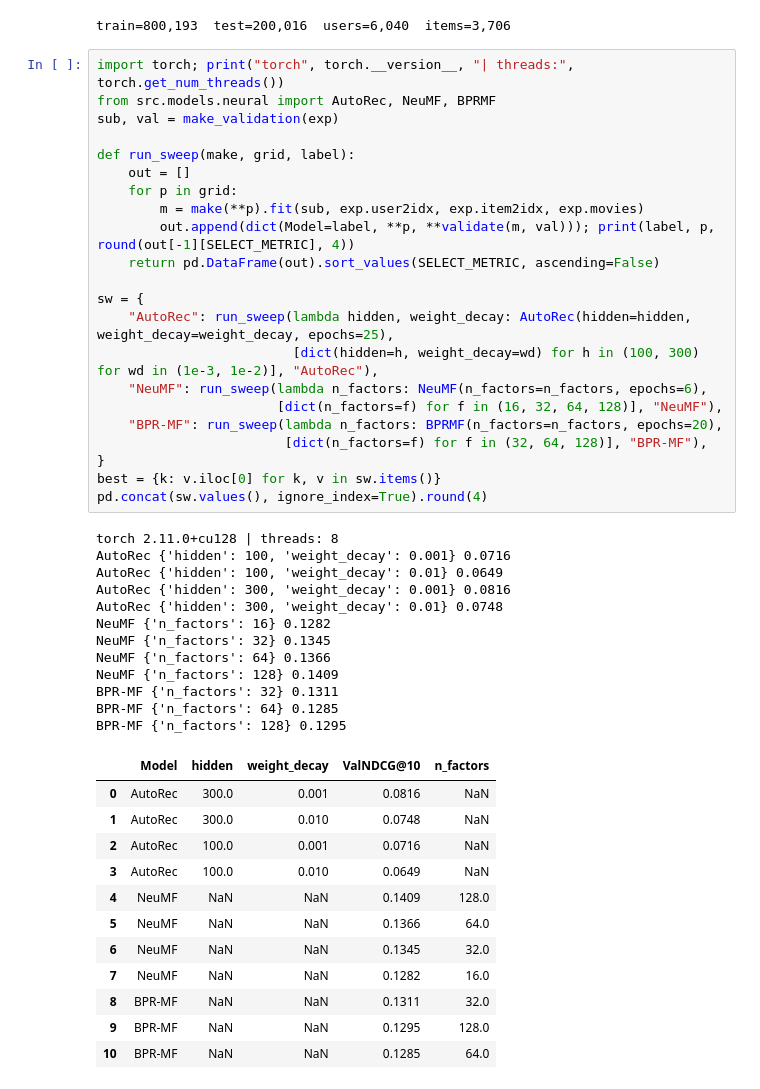
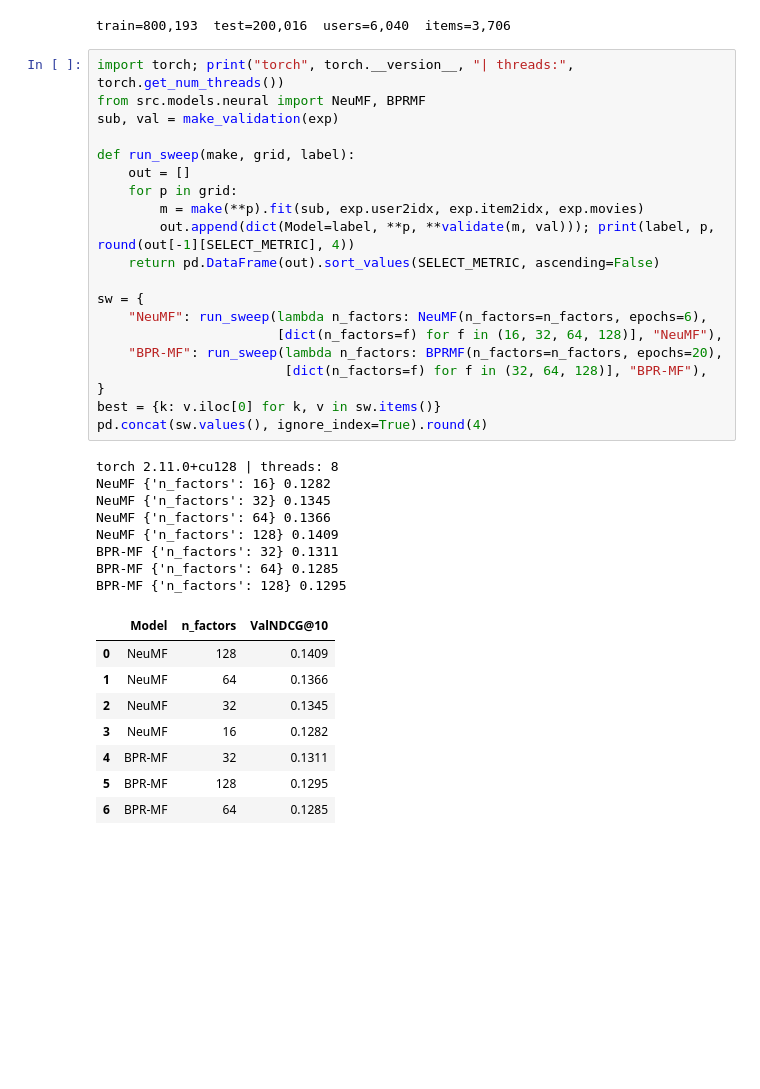
Before and after one commit to Sofia2060/machine_learning, a Jupyter notebook: notebooks/07_deep_learning.ipynb, the cells around one changed output. Cells and saved outputs as stored; diff of their text form; blank space fills up the shorter version.

```diff
--- a/notebooks/07_deep_learning.ipynb
+++ b/notebooks/07_deep_learning.ipynb
@@ -64,49 +54,39 @@ print(f"train={len(exp.train):,}  test={len(exp.test):,}  users={len(exp.user2id
 train=800,193  test=200,016  users=6,040  items=3,706
 # %%
 import torch; print("torch", torch.__version__, "| threads:", torch.get_num_threads())
-from src.models.neural import AutoRec, NeuMF, BPRMF
+from src.models.neural import NeuMF, BPRMF
 sub, val = make_validation(exp)
 
 def run_sweep(make, grid, label):
     out = []
     for p in grid:
         m = make(**p).fit(sub, exp.user2idx, exp.item2idx, exp.movies)
         out.append(dict(Model=label, **p, **validate(m, val))); print(label, p, round(out[-1][SELECT_METRIC], 4))
     return pd.DataFrame(out).sort_values(SELECT_METRIC, ascending=False)
 
 sw = {
-    "AutoRec": run_sweep(lambda hidden, weight_decay: AutoRec(hidden=hidden, weight_decay=weight_decay, epochs=25),
-                         [dict(hidden=h, weight_decay=wd) for h in (100, 300) for wd in (1e-3, 1e-2)], "AutoRec"),
     "NeuMF": run_sweep(lambda n_factors: NeuMF(n_factors=n_factors, epochs=6),
                        [dict(n_factors=f) for f in (16, 32, 64, 128)], "NeuMF"),
     "BPR-MF": run_sweep(lambda n_factors: BPRMF(n_factors=n_factors, epochs=20),
                         [dict(n_factors=f) for f in (32, 64, 128)], "BPR-MF"),
 }
 best = {k: v.iloc[0] for k, v in sw.items()}
 pd.concat(sw.values(), ignore_index=True).round(4)
 # %% [output]
 torch 2.11.0+cu128 | threads: 8
-AutoRec {'hidden': 100, 'weight_decay': 0.001} 0.0716
-AutoRec {'hidden': 100, 'weight_decay': 0.01} 0.0649
-AutoRec {'hidden': 300, 'weight_decay': 0.001} 0.0816
-AutoRec {'hidden': 300, 'weight_decay': 0.01} 0.0748
 NeuMF {'n_factors': 16} 0.1282
 NeuMF {'n_factors': 32} 0.1345
 NeuMF {'n_factors': 64} 0.1366
 NeuMF {'n_factors': 128} 0.1409
 BPR-MF {'n_factors': 32} 0.1311
 BPR-MF {'n_factors': 64} 0.1285
 BPR-MF {'n_factors': 128} 0.1295
-|  | Model | hidden | weight_decay | ValNDCG@10 | n_factors |
-| 0 | AutoRec | 300.0 | 0.001 | 0.0816 | NaN |
-| 1 | AutoRec | 300.0 | 0.010 | 0.0748 | NaN |
-| 2 | AutoRec | 100.0 | 0.001 | 0.0716 | NaN |
-| 3 | AutoRec | 100.0 | 0.010 | 0.0649 | NaN |
-| 4 | NeuMF | NaN | NaN | 0.1409 | 128.0 |
-| 5 | NeuMF | NaN | NaN | 0.1366 | 64.0 |
-| 6 | NeuMF | NaN | NaN | 0.1345 | 32.0 |
-| 7 | NeuMF | NaN | NaN | 0.1282 | 16.0 |
-| 8 | BPR-MF | NaN | NaN | 0.1311 | 32.0 |
-| 9 | BPR-MF | NaN | NaN | 0.1295 | 128.0 |
-| 10 | BPR-MF | NaN | NaN | 0.1285 | 64.0 |
+|  | Model | n_factors | ValNDCG@10 |
+| 0 | NeuMF | 128 | 0.1409 |
+| 1 | NeuMF | 64 | 0.1366 |
+| 2 | NeuMF | 32 | 0.1345 |
+| 3 | NeuMF | 16 | 0.1282 |
+| 4 | BPR-MF | 32 | 0.1311 |
+| 5 | BPR-MF | 128 | 0.1295 |
+| 6 | BPR-MF | 64 | 0.1285 |
 # %%
```
Also changed, not shown: parts of 4 cells of this notebook, 3 other files.
